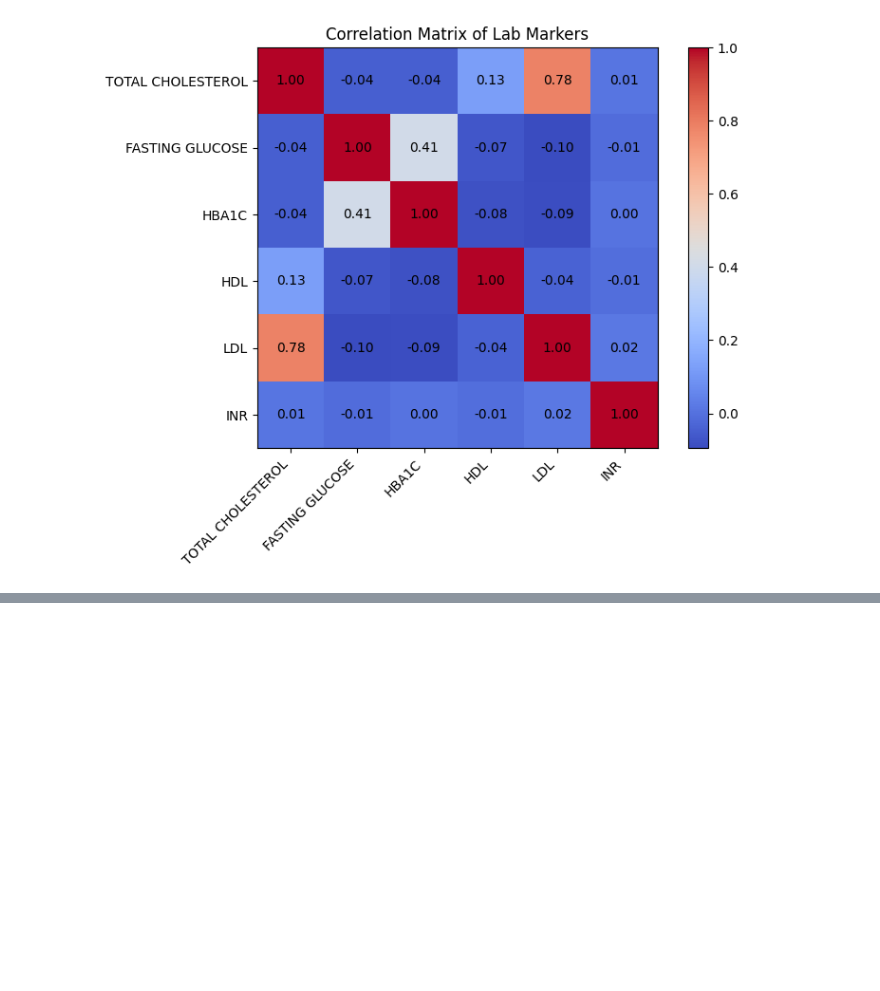
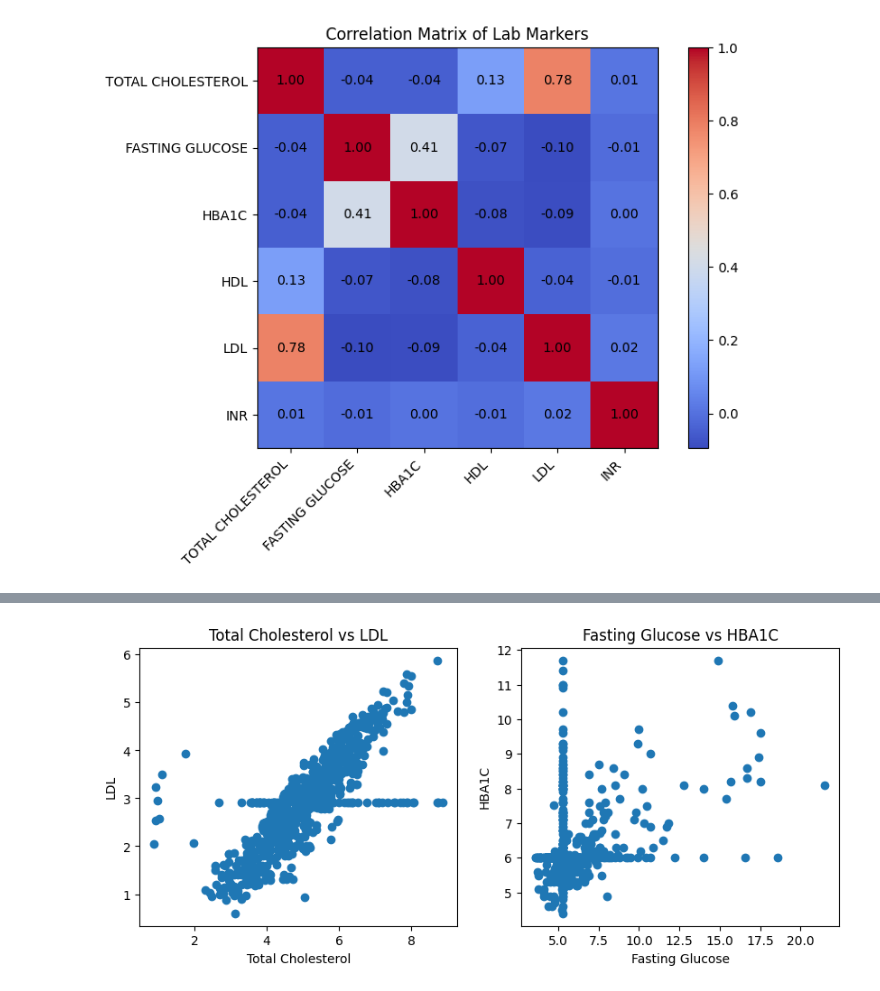
Before and after one commit to victoriaktruong/CPCSSN-Group-Project, a Jupyter notebook: EDA.ipynb, the cells around one changed output, grey strips where cells are left out. Saved outputs shown, nothing was run; the diff lists cells and outputs as text; code cells hidden in the pictures; blank space fills up the shorter version.

```diff
--- a/EDA.ipynb
+++ b/EDA.ipynb
@@ -130,0 +178,19 @@ GLUCOSE TOLERANCE       NaN       NaN                NaN
+# %%
+#From the correlation matrix, we know that LDL-TOTAL CHOLESTEROL and FASTING GLUCOSE-HBA1C are the highest correlation combinations
+
+plt.figure(figsize=(10, 4))
+plt.subplot(1, 2, 1)
+plt.scatter(df_all_vars['TOTAL CHOLESTEROL'], df_all_vars['LDL'])
+plt.xlabel('Total Cholesterol')
+plt.ylabel('LDL')
+plt.title('Total Cholesterol vs LDL')
+
+plt.subplot(1, 2, 2)
+plt.scatter(df_all_vars['FASTING GLUCOSE'], df_all_vars['HBA1C'])
+plt.xlabel('Fasting Glucose')
+plt.ylabel('HBA1C')
+plt.title('Fasting Glucose vs HBA1C')
+
+plt.show()
+# %% [output]
+[figure, added]
```
Also changed, not shown: parts of 4 cells of this notebook.
